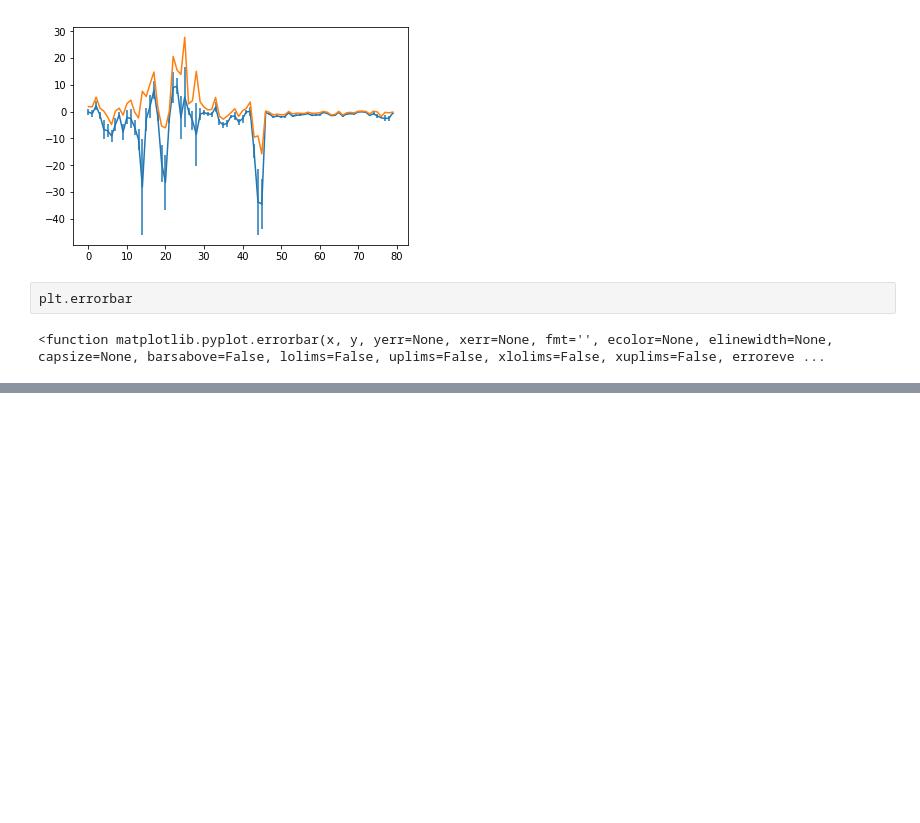
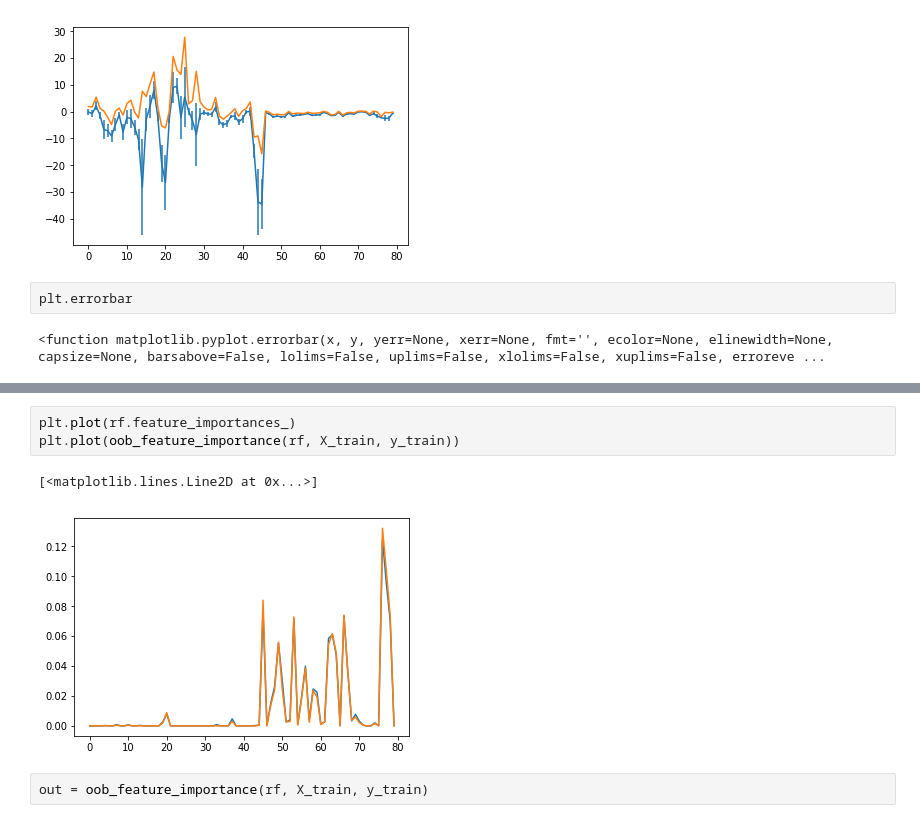
Before and after one commit to shifwang/RFmicroscope, a Jupyter notebook: demos/enhancer_example.ipynb, the cells around one changed output, grey strips where cells are left out. Drawn from its saved outputs; the diff is of its cells as text; blank space fills up the shorter version.

```diff
--- a/demos/enhancer_example.ipynb
+++ b/demos/enhancer_example.ipynb
@@ -120 +118,9 @@ Text(0,0.5,'H3K4me1_c14c')
 [figure]
+# %%
+plt.plot(rf.feature_importances_)
+plt.plot(oob_feature_importance(rf, X_train, y_train))
+# %% [output]
+[<matplotlib.lines.Line2D at 0x...>]
+[figure, added]
+# %%
+out = oob_feature_importance(rf, X_train, y_train)
```
Also changed, not shown: parts of 8 cells of this notebook, 2 other files.
